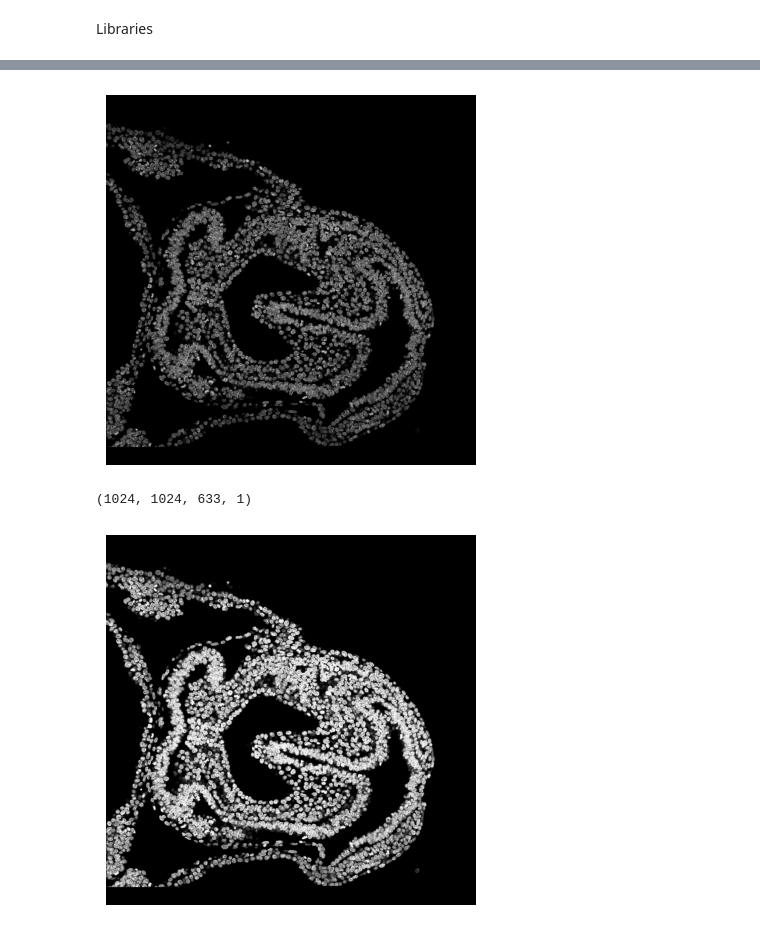
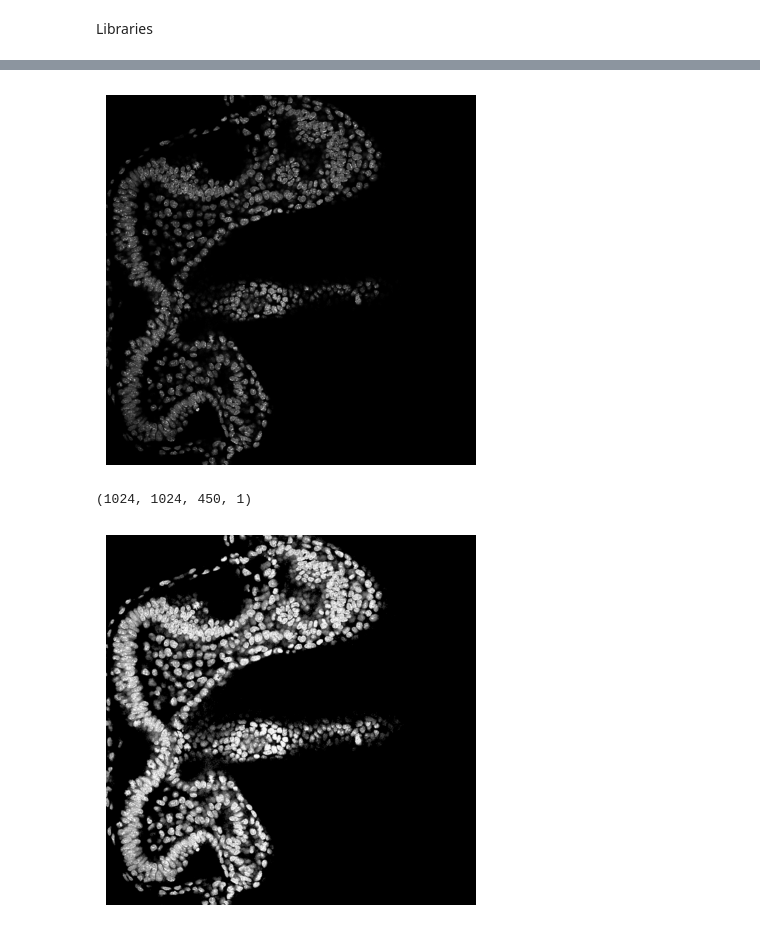
Before and after one commit to ignacio-ms/PyMorph, a Jupyter notebook: notebooks/2.4-3D_prediction_cellpose.ipynb, the cells around one changed output, grey strips where cells are left out. Saved outputs shown, nothing was run; the diff lists cells and outputs as text; code cells hidden in the pictures.

```diff
--- a/notebooks/2.4-3D_prediction_cellpose.ipynb
+++ b/notebooks/2.4-3D_prediction_cellpose.ipynb
@@ -35,7 +35,7 @@ img_idx = 0
 img_path = ds.missing_nuclei[img_idx]
 img_path_out = ds.missing_nuclei_out[img_idx]
 
-img = read_nii(img_path)
+img = read_nii(img_path, axes='ZXY')
 print(img.shape)
 # %% [output]
 pixdim[0] (qfac) should be 1 (default) or -1; setting qfac to 1
@@ -53,20 +53,20 @@ model = models.Cellpose(gpu=use_gpu, model_type='nuclei')
 # img_equalized = cv2.equalizeHist(img)
 img_equalized = exposure.equalize_hist(img)
 # %%
-plt.imshow(img[:, :, 270, 0], cmap='gray')
+plt.imshow(img[270, :, :, 0], cmap='gray')
 plt.axis('off')
 plt.show()
 # %% [output]
-[figure, old version]
+[figure, new version]
 # %%
 print(img_equalized.shape)
 # %% [output]
-(1024, 1024, 633, 1)
+(1024, 1024, 450, 1)
 # %%
-plt.imshow(img_equalized[:, :, 270, 0], cmap='gray')
+plt.imshow(img_equalized[270, :, :, 0], cmap='gray')
 plt.axis('off')
 plt.show()
 # %% [output]
-[figure, old version]
+[figure, new version]
 # %%
 masks, flows, styles, diams = model.eval(
```
Also changed, not shown: parts of 4 cells of this notebook, 7 other files.
